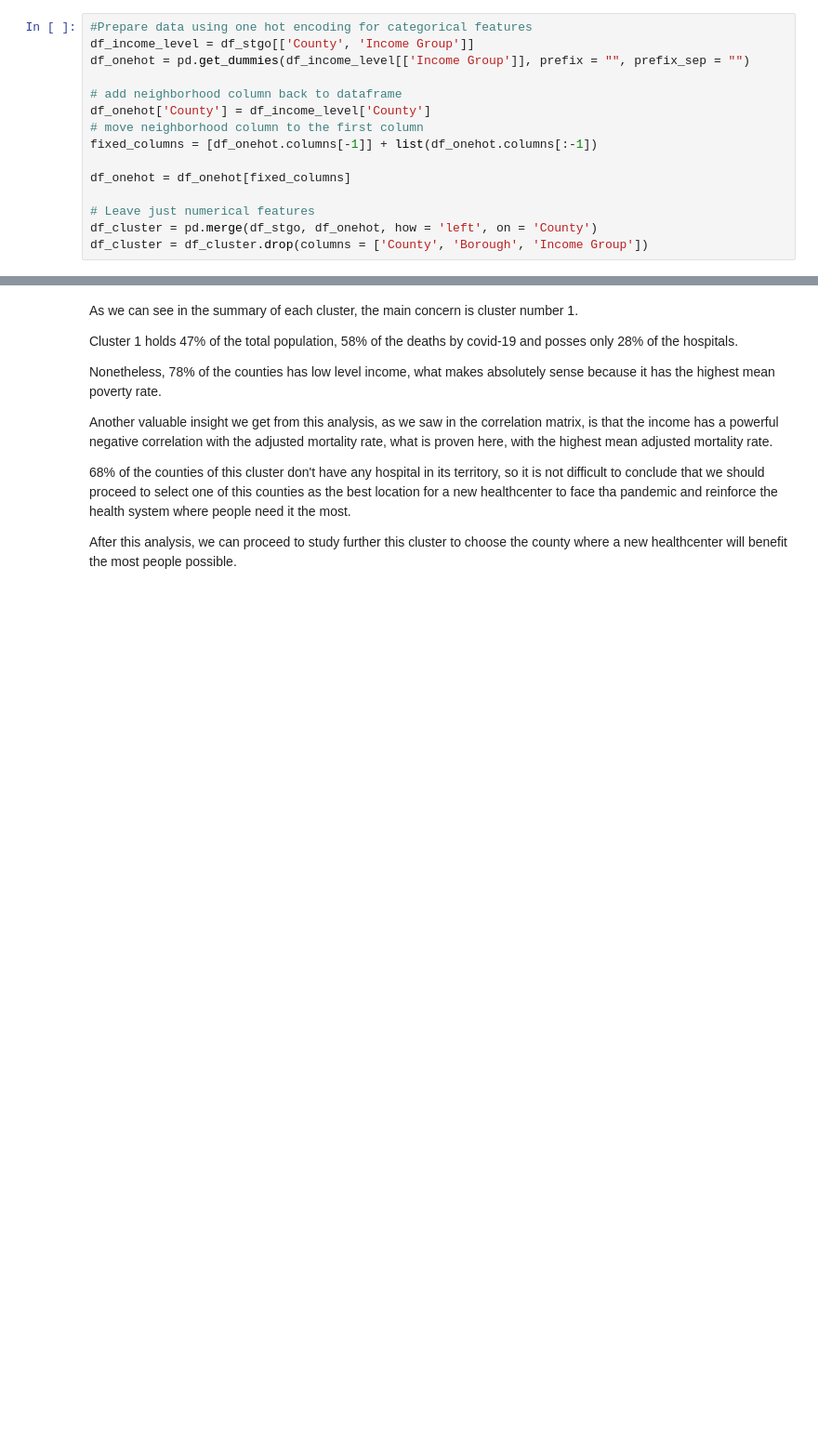
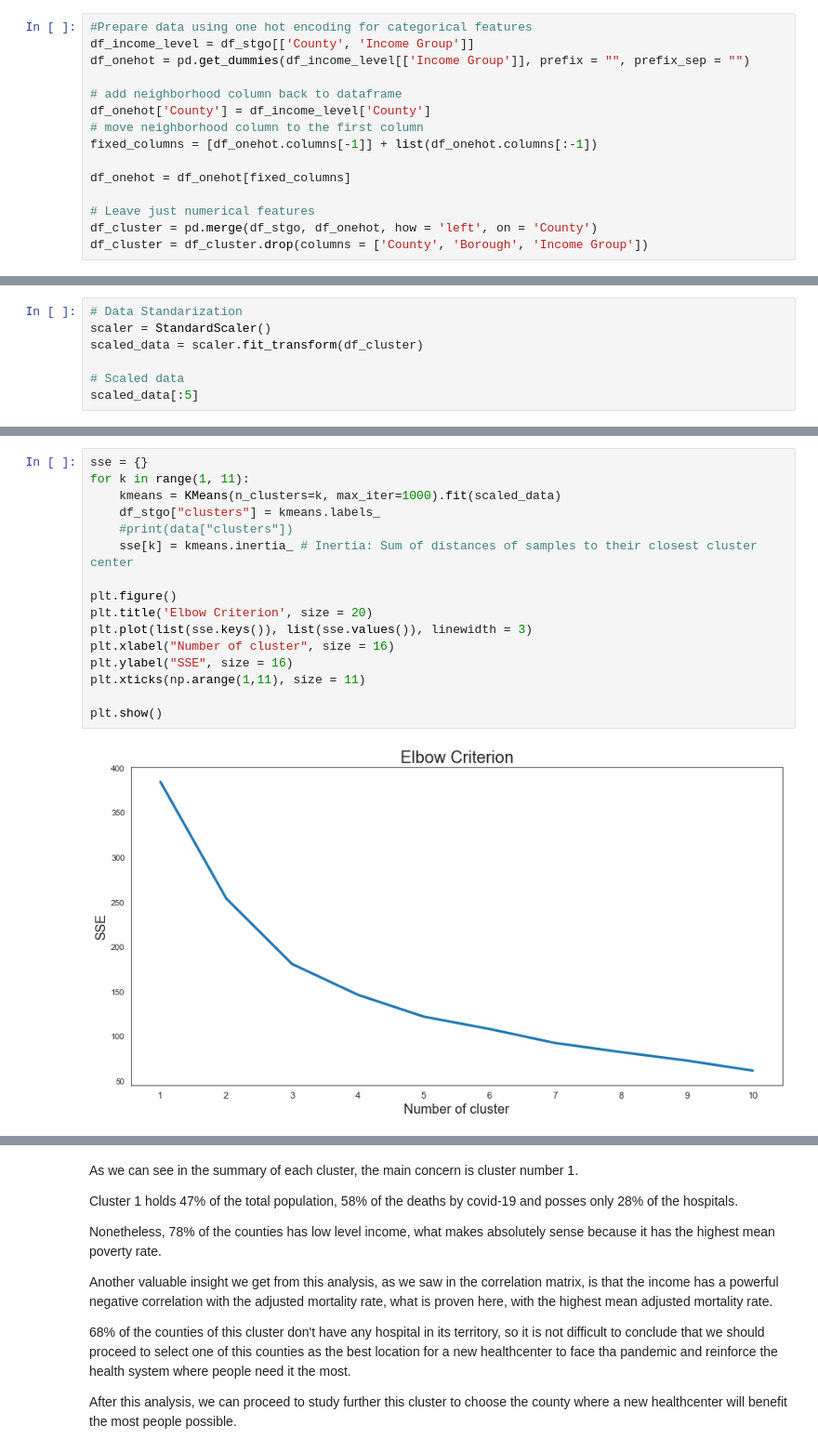
Before and after one commit to adolfoam93/Coursera_Capstone, a Jupyter notebook: IBM Coursera DF Capstone Project.ipynb, the cells around one changed output, grey strips where cells are left out. Shown at 93% size. Cells and saved outputs as stored; diff of their text form; blank space fills up the shorter version.

```diff
--- a/IBM Coursera DF Capstone Project.ipynb
+++ b/IBM Coursera DF Capstone Project.ipynb
@@ -569,0 +782,7 @@ df_cluster = df_cluster.drop(columns = ['County', 'Borough', 'Income Group'])
+# %%
+# Data Standarization
+scaler = StandardScaler()
+scaled_data = scaler.fit_transform(df_cluster)
+
+# Scaled data
+scaled_data[:5]
@@ -569,0 +811,18 @@ df_cluster = df_cluster.drop(columns = ['County', 'Borough', 'Income Group'])
+# %%
+sse = {}
+for k in range(1, 11):
+    kmeans = KMeans(n_clusters=k, max_iter=1000).fit(scaled_data)
+    df_stgo["clusters"] = kmeans.labels_
+    #print(data["clusters"])
+    sse[k] = kmeans.inertia_ # Inertia: Sum of distances of samples to their closest cluster center
+
+plt.figure()
+plt.title('Elbow Criterion', size = 20)
+plt.plot(list(sse.keys()), list(sse.values()), linewidth = 3)
+plt.xlabel("Number of cluster", size = 16)
+plt.ylabel("SSE", size = 16)
+plt.xticks(np.arange(1,11), size = 11)
+
+plt.show()
+# %% [output]
+[figure, added]
```
Also changed, not shown: parts of 48 cells of this notebook, 1 other file.
